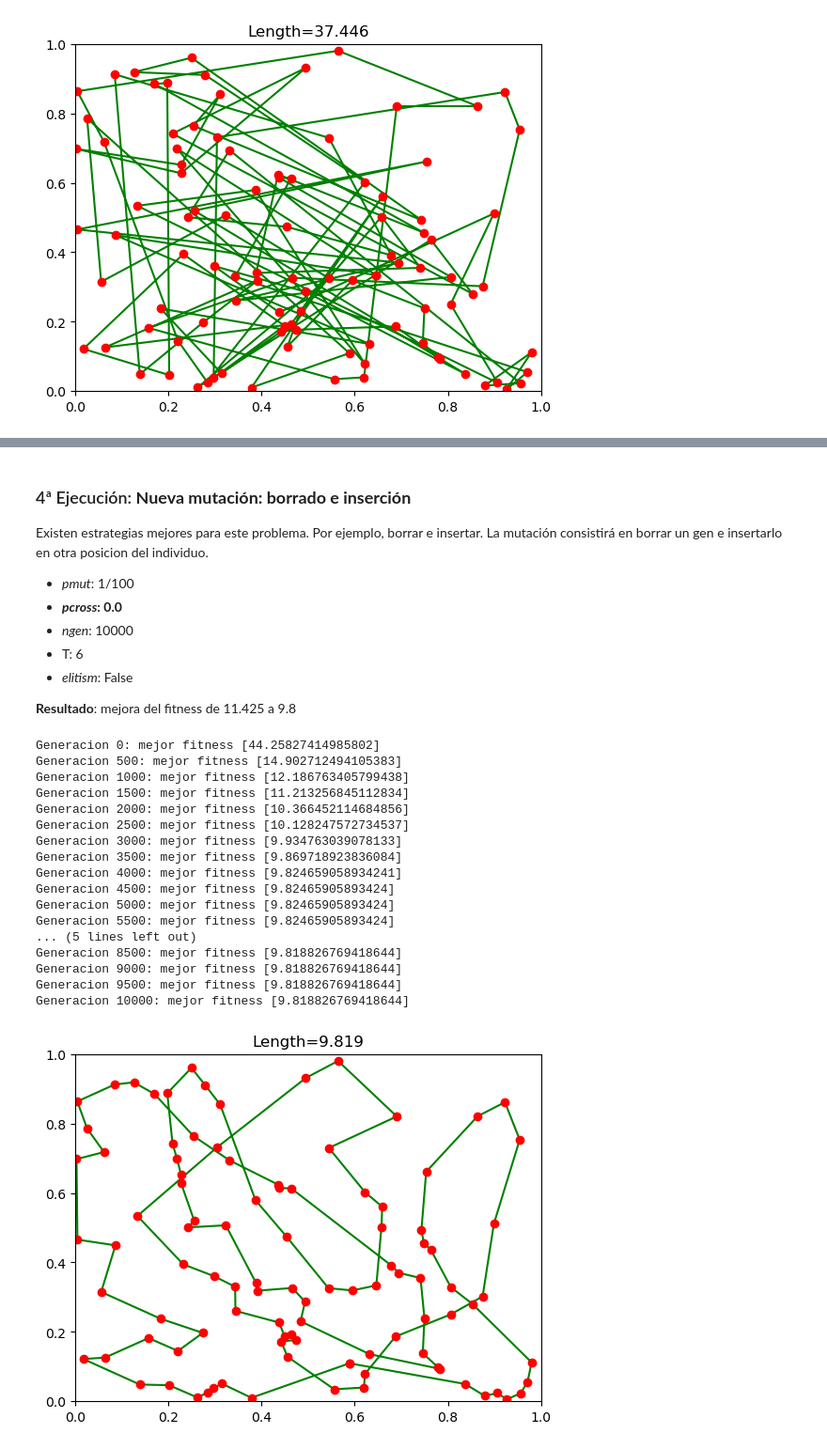
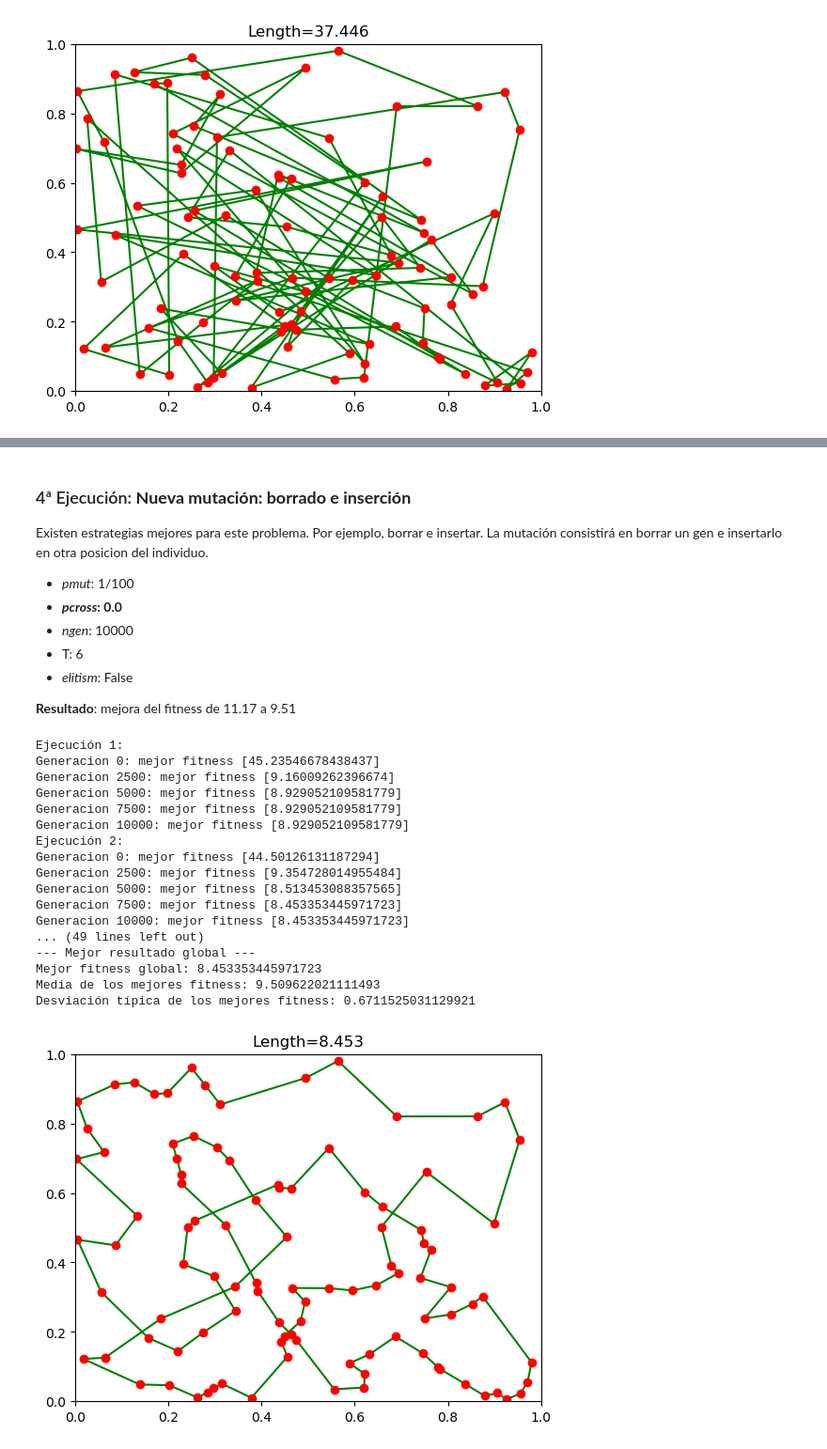
Before and after one commit to JorgeDC01/EMOC, a Jupyter notebook: TSP.ipynb, the cells around one changed output, grey strips where cells are left out. Shown: that part at 94% size. Saved outputs shown, nothing was run; the diff lists cells and outputs as text; code cells hidden in the pictures.

```diff
--- a/TSP.ipynb
+++ b/TSP.ipynb
@@ -299,7 +321,7 @@ Existen estrategias mejores para este problema. Por ejemplo, borrar e insertar.
 - T: 6
 - *elitism*: False
 
-**Resultado**: mejora del fitness de 11.425 a 9.8
+**Resultado**: mejora del fitness de 11.17 a 9.51
 # %%
 def mutate (ind, pmut, L=None):
 
@@ -344,27 +366,25 @@ def evolve (pop, fit, pmut, pcross=0.7, ngen=100, T=2, trace=0, elitism=False):
     print(f"Generacion {ngen}: mejor fitness [{fitness[0]}]")
 
     return pop
-# %%
-pop = create(cities)
-pop = evolve(pop, globaldist, pmut=1/100, pcross=0.0, ngen=10000, trace=500, T=6, elitism=False)
-draw(pop[0])
-# %% [output]
-Generacion 0: mejor fitness [44.25827414985802]
-Generacion 500: mejor fitness [14.902712494105383]
-Generacion 1000: mejor fitness [12.186763405799438]
-Generacion 1500: mejor fitness [11.213256845112834]
-Generacion 2000: mejor fitness [10.366452114684856]
-Generacion 2500: mejor fitness [10.128247572734537]
-Generacion 3000: mejor fitness [9.934763039078133]
-Generacion 3500: mejor fitness [9.869718923836084]
-Generacion 4000: mejor fitness [9.824659058934241]
-Generacion 4500: mejor fitness [9.82465905893424]
-Generacion 5000: mejor fitness [9.82465905893424]
-Generacion 5500: mejor fitness [9.82465905893424]
-... (5 lines left out)
-Generacion 8500: mejor fitness [9.818826769418644]
-Generacion 9000: mejor fitness [9.818826769418644]
-Generacion 9500: mejor fitness [9.818826769418644]
-Generacion 10000: mejor fitness [9.818826769418644]
-[figure, removed]
+# %%
+multiple_experiments(create, evolve, globaldist, draw, cities, num_experiments=10, pmut=1/100, pcross=0.0, ngen=10000, T=6, trace=2500, elitism=False)
+# %% [output]
+Ejecución 1:
+Generacion 0: mejor fitness [45.23546678438437]
+Generacion 2500: mejor fitness [9.16009262396674]
+Generacion 5000: mejor fitness [8.929052109581779]
+Generacion 7500: mejor fitness [8.929052109581779]
+Generacion 10000: mejor fitness [8.929052109581779]
+Ejecución 2:
+Generacion 0: mejor fitness [44.50126131187294]
+Generacion 2500: mejor fitness [9.354728014955484]
+Generacion 5000: mejor fitness [8.513453088357565]
+Generacion 7500: mejor fitness [8.453353445971723]
+Generacion 10000: mejor fitness [8.453353445971723]
+... (49 lines left out)
+--- Mejor resultado global ---
+Mejor fitness global: 8.453353445971723
+Media de los mejores fitness: 9.509622021111493
+Desviación típica de los mejores fitness: 0.6711525031129921
+[figure, added]
 # %% [markdown]
```
Also changed, not shown: parts of 17 cells of this notebook.
